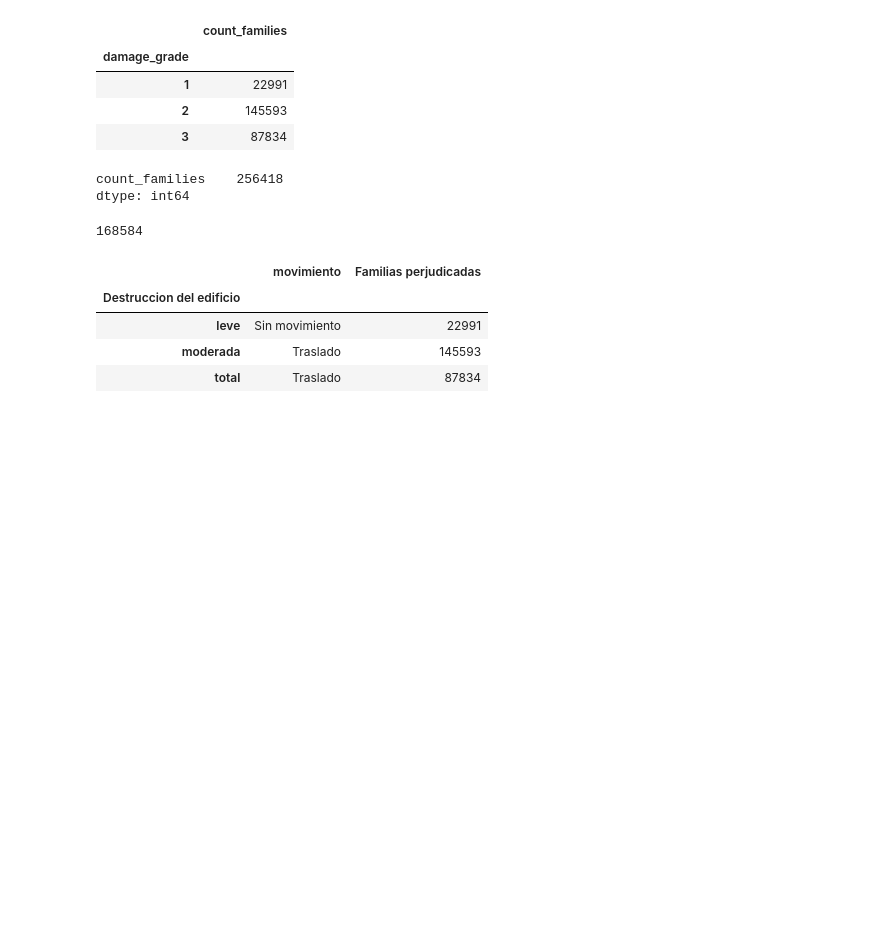
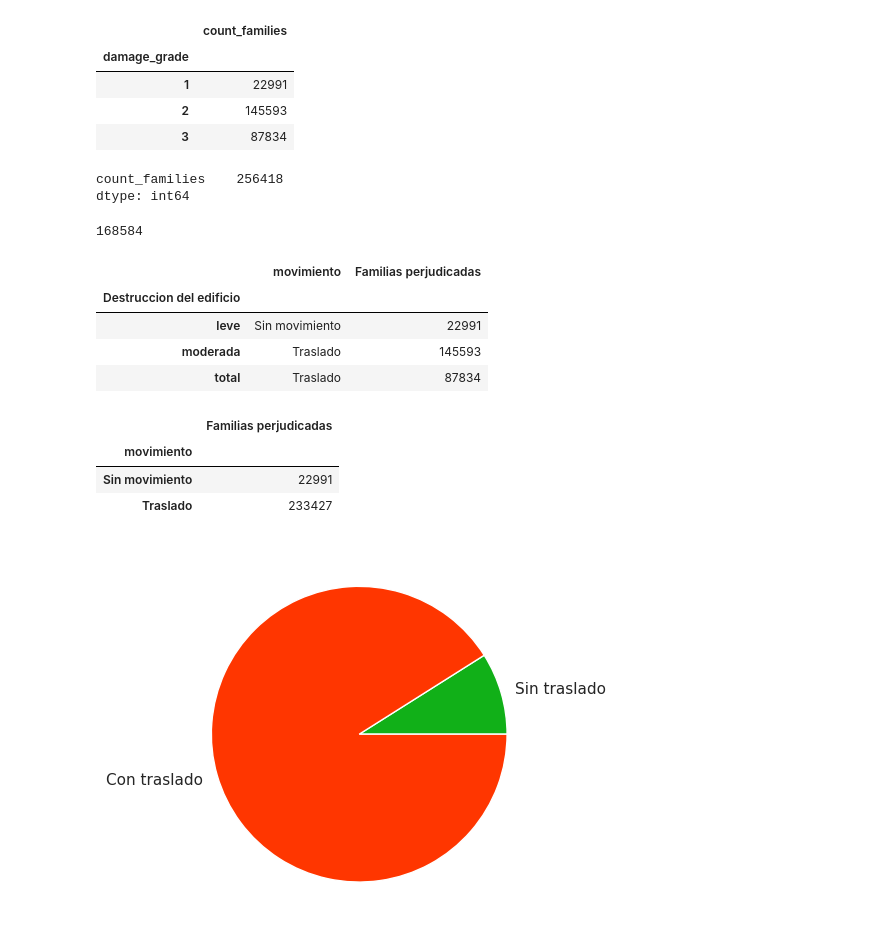
Before and after one commit to IngErnestoAlvarez/terremoto_research, a Jupyter notebook: familias_dañadas.ipynb, the cells around one changed output. Saved outputs shown, nothing was run; the diff lists cells and outputs as text; code cells hidden in the pictures; blank space fills up the shorter version.

```diff
--- a/familias_dañadas.ipynb
+++ b/familias_dañadas.ipynb
@@ -108,3 +108,16 @@ familias_por_danio
 | leve | Sin movimiento | 22991 |
 | moderada | Traslado | 145593 |
 | total | Traslado | 87834 |
+# %%
+f = familias_por_danio.groupby('movimiento').sum()
+f
+# %% [output]
+|  | Familias perjudicadas |
+| movimiento |  |
+| Sin movimiento | 22991 |
+| Traslado | 233427 |
+# %%
+plt.pie(f['Familias perjudicadas'], labels=['Sin traslado', 'Con traslado'], colors=['#11b018', '#ff3600'])
+plt.show()
+# %% [output]
+[figure, added]
```
